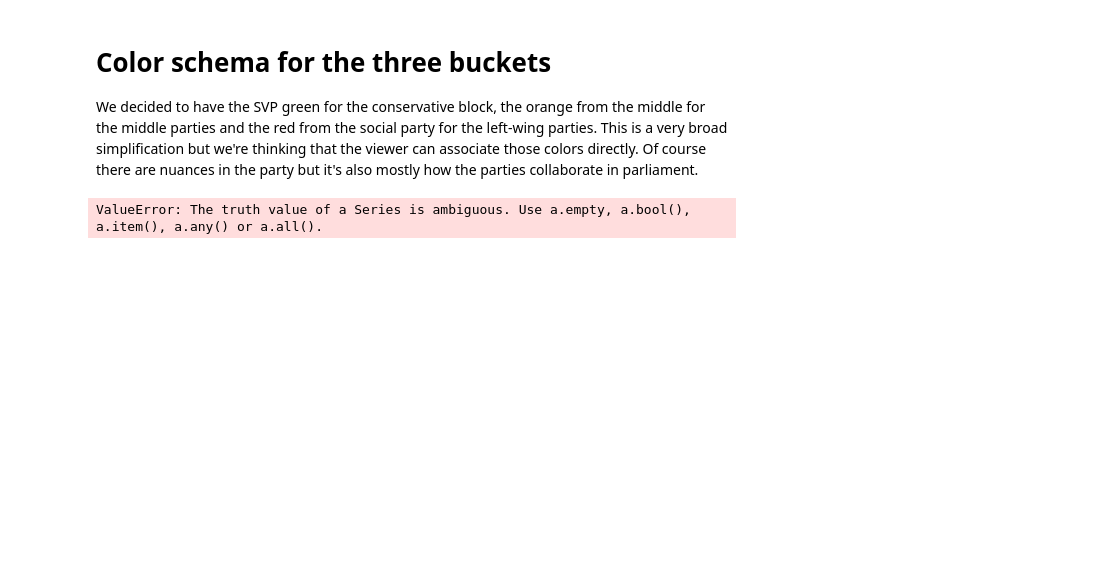
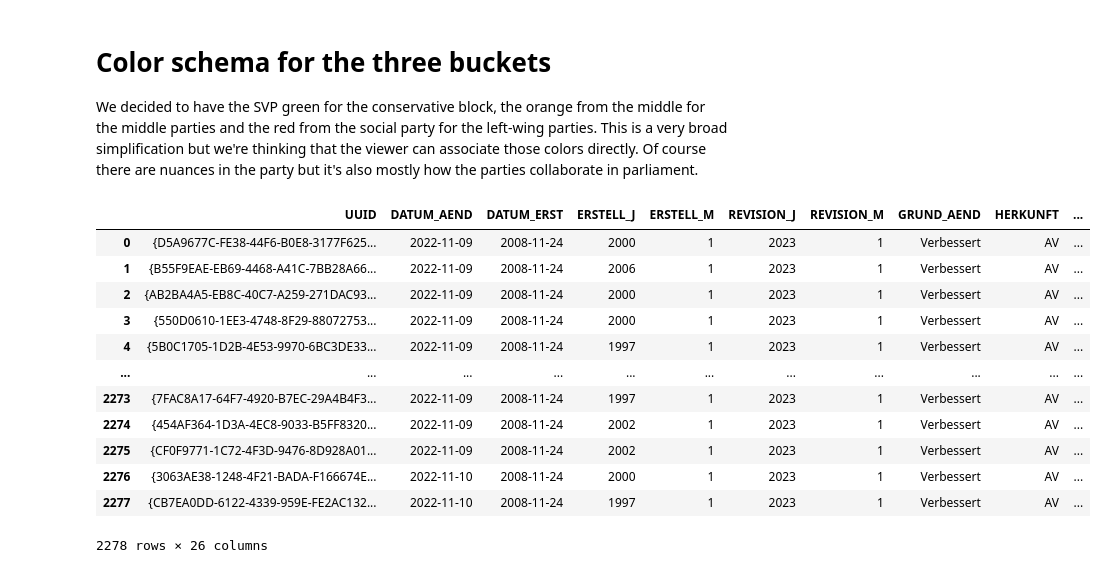
Before and after one commit to SilvanHSLU/swiss-elections, a Jupyter notebook: map.ipynb, the cells around one changed output. Saved outputs shown, nothing was run; the diff lists cells and outputs as text; code cells hidden in the pictures; blank space fills up the shorter version.

```diff
--- a/map.ipynb
+++ b/map.ipynb
@@ -172,10 +172,27 @@ MIDDLE =  '#ff9b00'
 LEFT = '#E4002B'
 # %%
 swiss_map = geopandas.read_file('swisstopo/Hoheitsgebiete.shp')
-swiss_map.loc[swiss_map['BFS_NUMMER'] in winner_aggregation['conservative'], 'color'] = CONSERVATIVE
-swiss_map.loc[swiss_map['BFS_NUMMER'] in winner_aggregation['middle'], 'color'] = MIDDLE
-swiss_map.loc[swiss_map['BFS_NUMMER'] in winner_aggregation['left'], 'color'] = LEFT
+swiss_map['COLOR_GROWER'] = '#000000'
+swiss_map['COLOR_WINNER'] = '#000000'
+swiss_map.loc[swiss_map['BFS_NUMMER'].isin(grower_aggregation['conservative']), 'COLOR_GROWER'] = CONSERVATIVE
+swiss_map.loc[swiss_map['BFS_NUMMER'].isin(grower_aggregation['middle']), 'COLOR_GROWER'] = MIDDLE
+swiss_map.loc[swiss_map['BFS_NUMMER'].isin(grower_aggregation['left']), 'COLOR_GROWER'] = LEFT
+swiss_map.loc[swiss_map['BFS_NUMMER'].isin(winner_aggregation['conservative']), 'COLOR_WINNER'] = CONSERVATIVE
+swiss_map.loc[swiss_map['BFS_NUMMER'].isin(winner_aggregation['middle']), 'COLOR_WINNER'] = MIDDLE
+swiss_map.loc[swiss_map['BFS_NUMMER'].isin(winner_aggregation['left']), 'COLOR_WINNER'] = LEFT
 swiss_map
 # %% [output]
+|  | UUID | DATUM_AEND | DATUM_ERST | ERSTELL_J | ERSTELL_M | REVISION_J | REVISION_M | GRUND_AEND | HERKUNFT | ... |
+| 0 | {D5A9677C-FE38-44F6-B0E8-3177F625... | 2022-11-09 | 2008-11-24 | 2000 | 1 | 2023 | 1 | Verbessert | AV | ... |
+| 1 | {B55F9EAE-EB69-4468-A41C-7BB28A66... | 2022-11-09 | 2008-11-24 | 2006 | 1 | 2023 | 1 | Verbessert | AV | ... |
+| 2 | {AB2BA4A5-EB8C-40C7-A259-271DAC93... | 2022-11-09 | 2008-11-24 | 2000 | 1 | 2023 | 1 | Verbessert | AV | ... |
+| 3 | {550D0610-1EE3-4748-8F29-88072753... | 2022-11-09 | 2008-11-24 | 2000 | 1 | 2023 | 1 | Verbessert | AV | ... |
+| 4 | {5B0C1705-1D2B-4E53-9970-6BC3DE33... | 2022-11-09 | 2008-11-24 | 1997 | 1 | 2023 | 1 | Verbessert | AV | ... |
+| ... | ... | ... | ... | ... | ... | ... | ... | ... | ... | ... |
+| 2273 | {7FAC8A17-64F7-4920-B7EC-29A4B4F3... | 2022-11-09 | 2008-11-24 | 1997 | 1 | 2023 | 1 | Verbessert | AV | ... |
+| 2274 | {454AF364-1D3A-4EC8-9033-B5FF8320... | 2022-11-09 | 2008-11-24 | 2002 | 1 | 2023 | 1 | Verbessert | AV | ... |
+| 2275 | {CF0F9771-1C72-4F3D-9476-8D928A01... | 2022-11-09 | 2008-11-24 | 2002 | 1 | 2023 | 1 | Verbessert | AV | ... |
+| 2276 | {3063AE38-1248-4F21-BADA-F166674E... | 2022-11-10 | 2008-11-24 | 2000 | 1 | 2023 | 1 | Verbessert | AV | ... |
+| 2277 | {CB7EA0DD-6122-4339-959E-FE2AC132... | 2022-11-10 | 2008-11-24 | 1997 | 1 | 2023 | 1 | Verbessert | AV | ... |
-ValueError: The truth value of a Series is ambiguous. Use a.empty, a.bool(), a.item(), a.any() or a.all().
+2278 rows × 26 columns
 # %%
```
Also changed, not shown: parts of 1 cell of this notebook.
